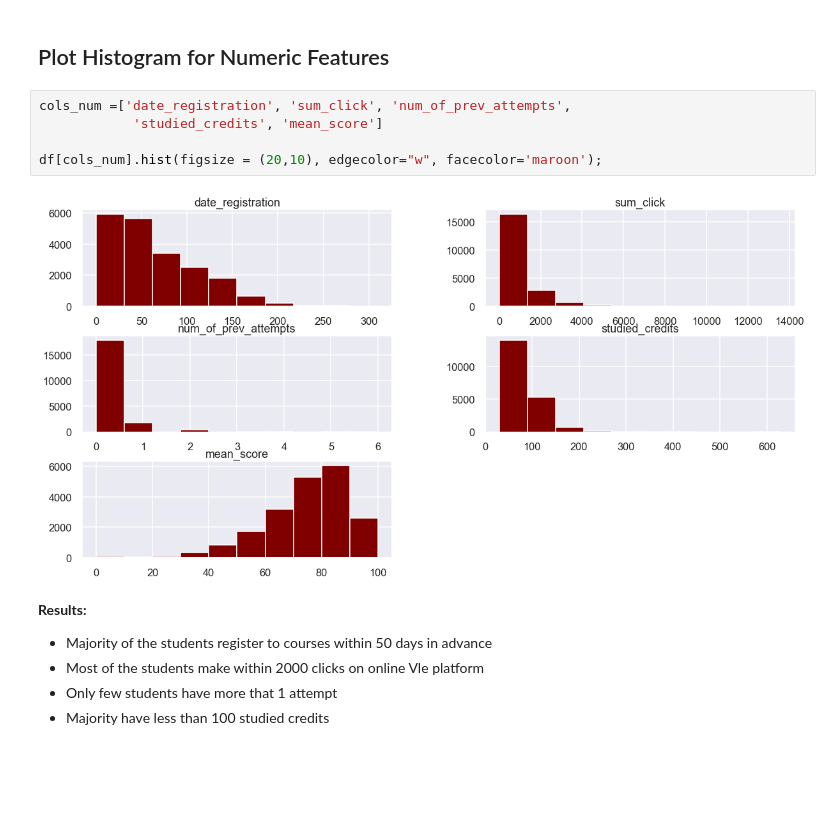
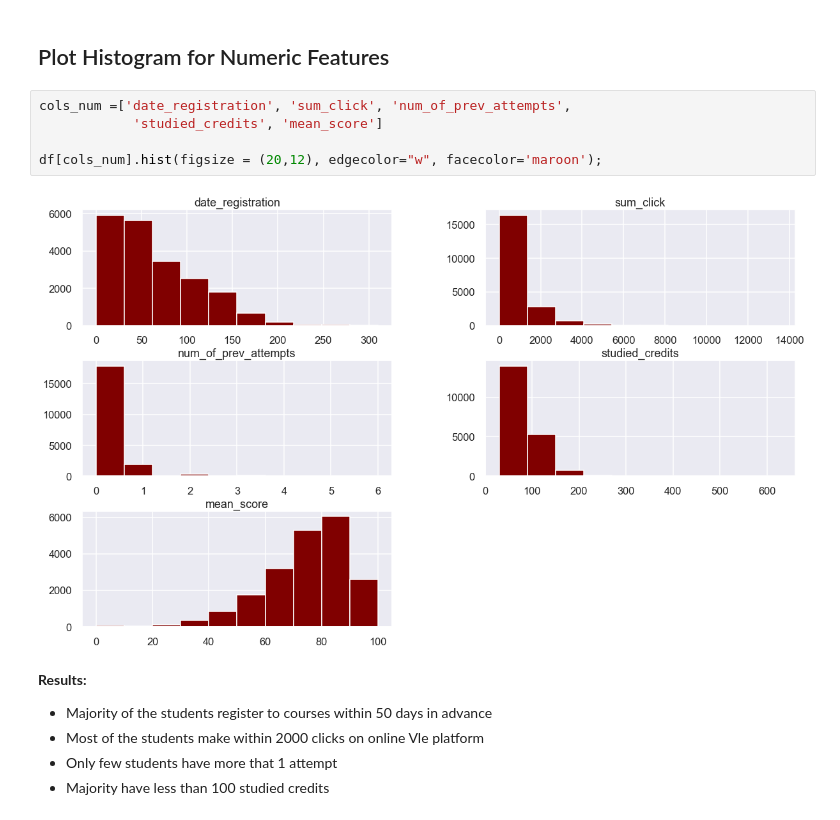
Before and after one commit to zyazyaG/Students_Performance, a Jupyter notebook: notebooks/EDA.ipynb, the cells around one changed output. Saved outputs shown, nothing was run; the diff lists cells and outputs as text; blank space fills up the shorter version.

```diff
--- a/notebooks/EDA.ipynb
+++ b/notebooks/EDA.ipynb
@@ -82,10 +84,10 @@ df.describe()
 # %%
 cols_num =['date_registration', 'sum_click', 'num_of_prev_attempts',
             'studied_credits', 'mean_score']
 
-df[cols_num].hist(figsize = (20,10), edgecolor="w", facecolor='maroon');
+df[cols_num].hist(figsize = (20,12), edgecolor="w", facecolor='maroon');
 # %% [output]
-[figure, old version]
+[figure, new version]
 # %% [markdown]
 **Results:**
 
```
Also changed, not shown: parts of 92 cells of this notebook, 6 other files.
